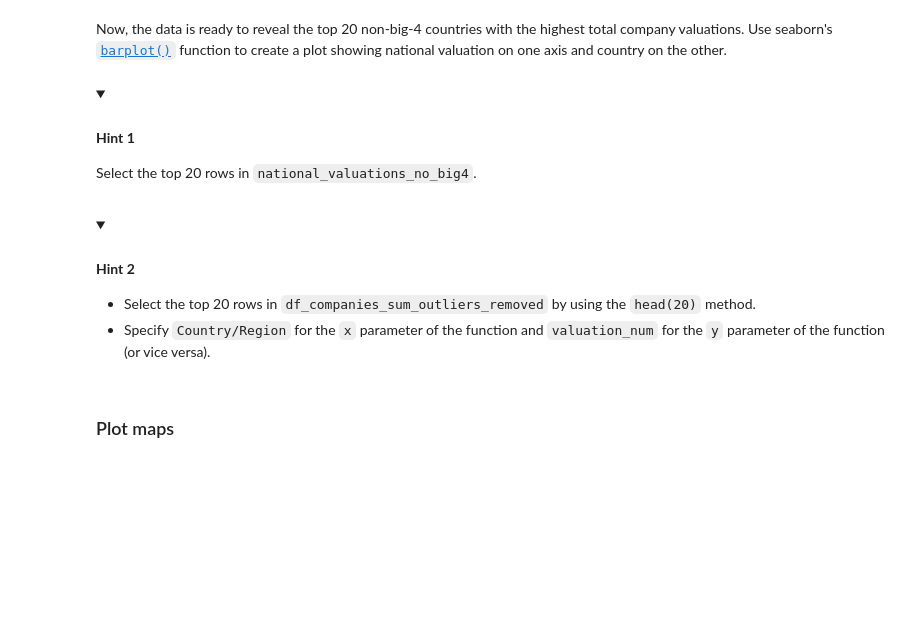
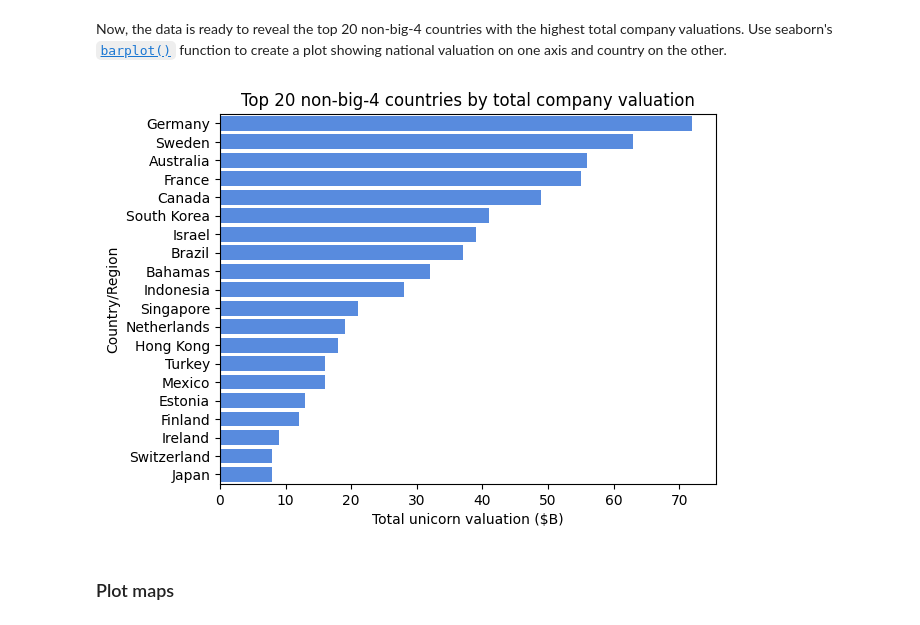
Before and after one commit to dianario/google_advanced_data_analytics, a Jupyter notebook: eda_missing_values/Activity_Address missing data.ipynb, the cells around one changed output. Cells and saved outputs as stored; diff of their text form; code cells hidden in the pictures; folded sections open; blank space fills up the shorter version.

```diff
--- a/eda_missing_values/Activity_Address missing data.ipynb
+++ b/eda_missing_values/Activity_Address missing data.ipynb
@@ -572,27 +572,18 @@ national_valuations_no_big4_2.head()
 Now, the data is ready to reveal the top 20 non-big-4 countries with the highest total company valuations. Use seaborn's [`barplot()`](https://seaborn.pydata.org/generated/seaborn.barplot.html) function to create a plot showing national valuation on one axis and country on the other.
 # %%
 # Create a barplot to compare the top 20 countries with highest company valuations.
-
-
+sns.barplot(data = national_valuations_no_big4.iloc[:20,:],
+            y= 'Country/Region',
+            x='valuation_sum',
+            color='#4285F4')
+plt.ylabel('Country/Region')
+plt.xlabel('Total unicorn valuation ($B)')
+plt.title('Top 20 non-big-4 countries by total company valuation')
 
 # Show the plot.
-
-### YOUR CODE HERE ###
+plt.show()
+# %% [output]
+[figure, added]
-# %% [markdown]
-<details>
-  <summary><h4><strong>Hint 1</strong></h4></summary>
-
-  Select the top 20 rows in `national_valuations_no_big4`.
-
-</details>
-# %% [markdown]
-<details>
-  <summary><h4><strong>Hint 2</strong></h4></summary>
-
-* Select the top 20 rows in `df_companies_sum_outliers_removed` by using the `head(20)` method.
-* Specify `Country/Region` for the `x` parameter of the function and `valuation_num` for the `y` parameter of the function (or vice versa).
-
-</details>
 # %% [markdown]
 ### Plot maps
 # %% [markdown]
```
Also changed, not shown: parts of 10 cells of this notebook.
